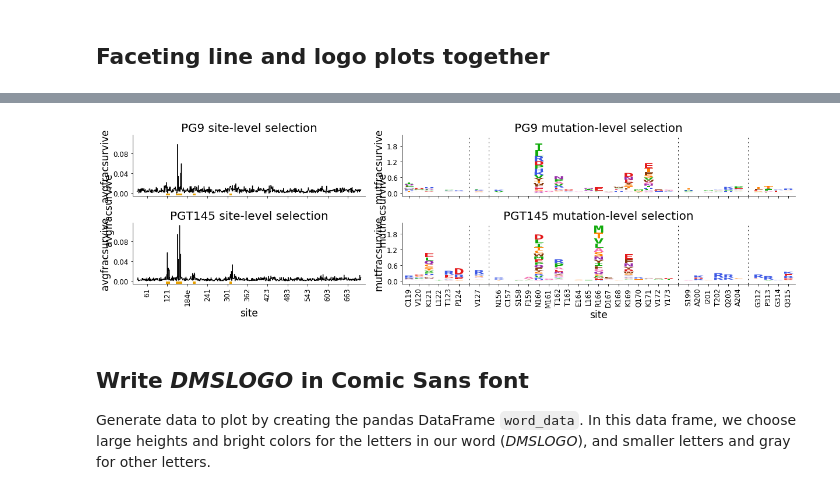
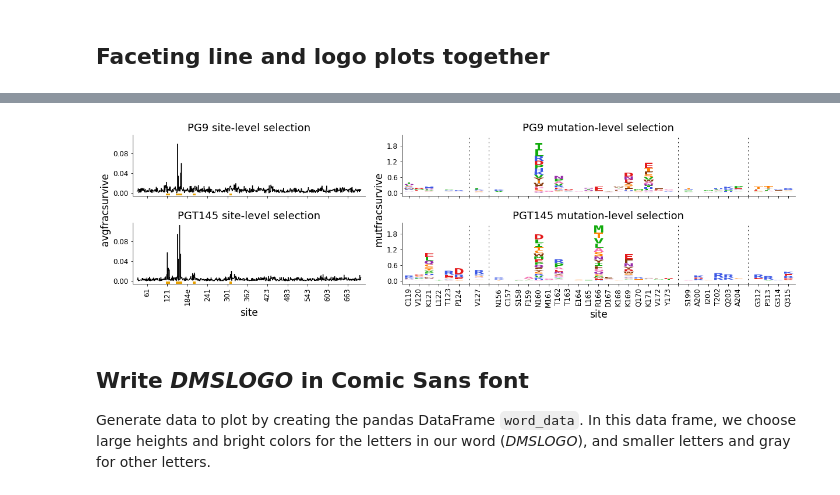
Before and after one commit to jbloomlab/dmslogo, a Jupyter notebook: example.ipynb, the cells around one changed output, grey strips where cells are left out. Cells and saved outputs as stored; diff of their text form; code cells hidden in the pictures.

Commit message:
implement `facet_plot`

```diff
--- a/example.ipynb
+++ b/example.ipynb
@@ -24,9 +24,3 @@ Using `dms_logo` version 0.1.0
 # %% [markdown]
 ## Dummy function
 **Be sure to delete this, just to make things work without internet on Jesse's laptop**
-# %%
-import os
-def open_func(fname):
-    return open(os.path.basename(fname))
-
-urllib.request.urlopen = open_func
@@ -551,50 +400,0 @@ fig, axes = facet_plot(data_hiv,
-# %%
-def _axes_to_centered_fig_label(fig, axlist, axistype):
-    """Replace axes labels with one figure label at center of axis label locations.
-
-    Args:
-        `fig` (matplotlib Figure)
-            The figure.
-        `axlist` (list)
-            List of the Axes with the labels to replace.
-        `axistype` (str)
-            Either `xaxis` or `yaxis.
-    """
-    if axistype not in ['xaxis', 'yaxis']:
-        raise ValueError(f"invalid `axistype` of {axistype}")
-    if not len(axlist):
-        raise ValueError('empty `axlist`')
-
-    xs = []
-    ys = []
-    label_props = collections.defaultdict(set)
-    for ax in axlist:
-        axis = getattr(ax, axistype)
-        label = axis.get_label()
-        bbox = label.get_window_extent().transformed(transform=fig.transFigure.inverted())
-        xs += [bbox.x0, bbox.x1]
-        ys += [bbox.y0, bbox.y1]
-        label_props['fontproperties'].add(label.get_fontproperties())
-        label_props['rotation'].add(label.get_rotation())
-        label_props['text'].add(label.get_text())
-        label.set_visible(False)
-
-    for propname, propset in list(label_props.items()):
-        if len(propset) != 1:
-            raise ValueError(f"not one value for {propname} among axes: {propset}")
-        label_props[propname] = list(propset)[0]
-
-    x = sum(xs) / len(xs)
-    y = sum(ys) / len(ys)
-    fig.text(x, y, label_props['text'],
-             ha='center', va='center',
-             rotation=label_props['rotation'],
-             fontproperties=label_props['fontproperties'])
-
-
-_axes_to_centered_fig_label(fig, [axes[0, 0], axes[1, 0]], 'yaxis')
-_axes_to_centered_fig_label(fig, [axes[0, 1], axes[1, 1]], 'yaxis')
-
-fig
-# %% [output]
-[figure, removed]
@@ -620,3 +401,22 @@ def _draw_facet_plots(axes, draw_funcs, ncols_per_func, gridrow_col, gridcol_col
+# %%
+fig, axes = dmslogo.facet_plot(
+                    data_hiv,
+                    gridrow_col='antibody',
+                    x_col='isite',
+                    show_col='show_site',
+                    draw_line_kwargs=dict(height_col='avgfracsurvive',
+                                          xtick_col='site',
+                                          widthscale=0.8),
+                    draw_logo_kwargs=dict(letter_col='mutation',
+                                          letter_height_col='mutfracsurvive',
+                                          xtick_col='site_label',
+                                          xlabel='site',
+                                          widthscale=0.6),
+                    line_titlesuffix='site-level selection',
+                    logo_titlesuffix='mutation-level selection'
+                    )
+# %% [output]
+[figure, added]
 # %% [markdown]
 ## Write *DMSLOGO* in Comic Sans font
 Generate data to plot by creating the pandas DataFrame `word_data`.
```
Also changed, not shown: parts of 5 cells of this notebook, 4 other files.
